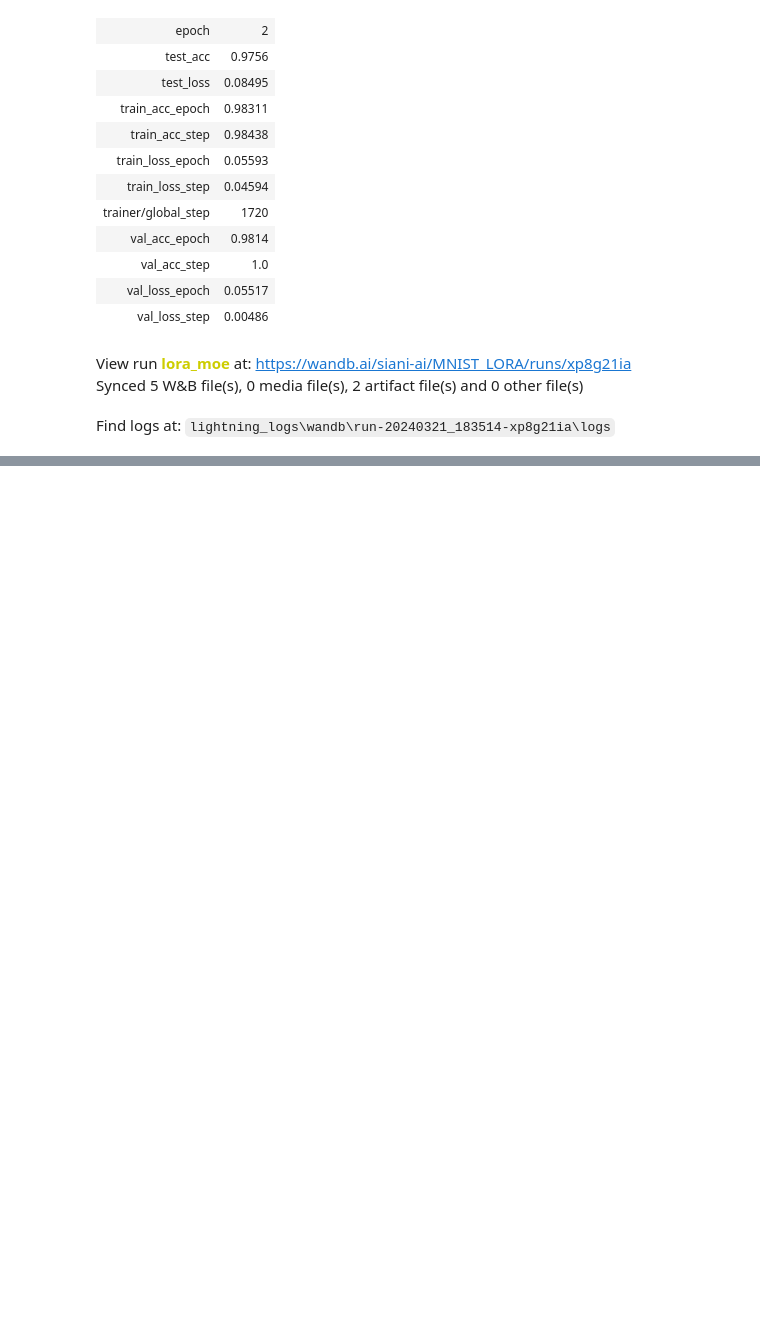
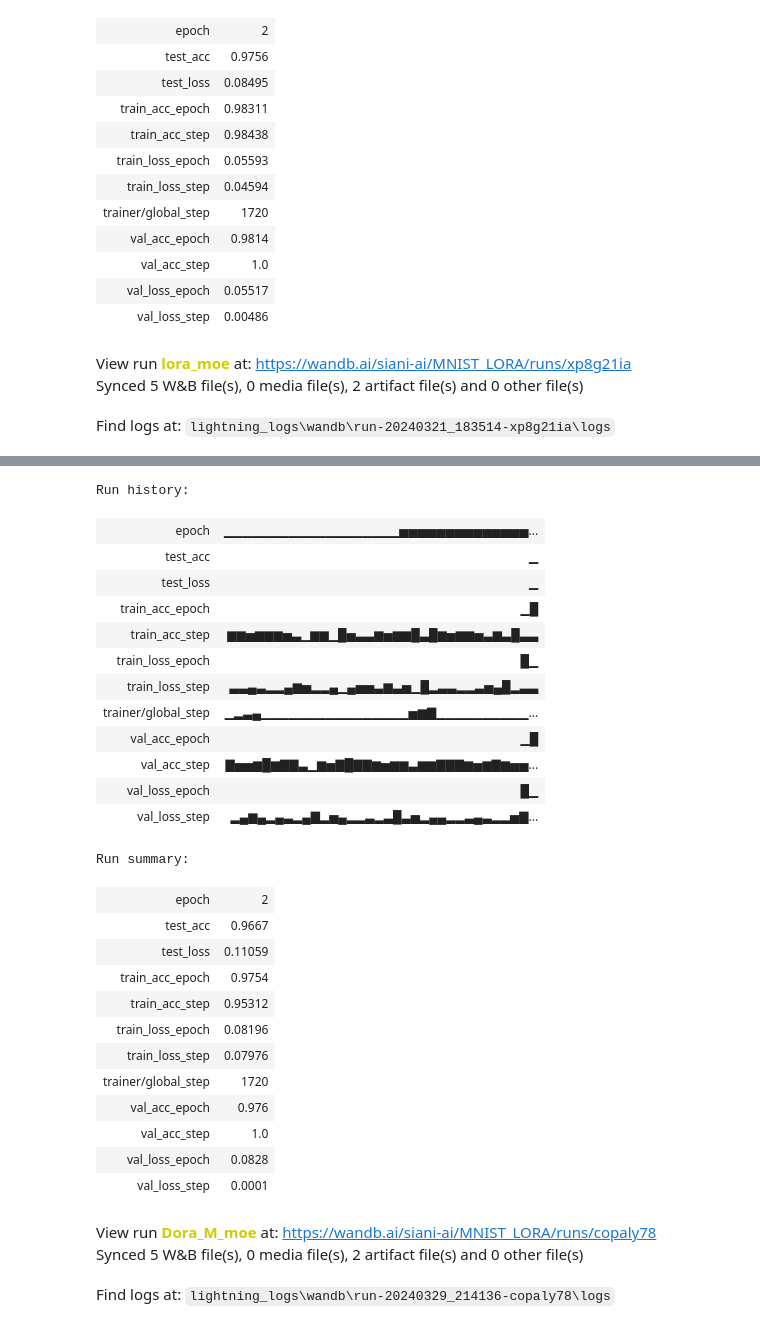
Before and after one commit to miguel-kjh/ExAI, a Jupyter notebook: lora_neurons_experts.ipynb, the cells around one changed output, grey strips where cells are left out. Cells and saved outputs as stored; diff of their text form; code cells hidden in the pictures; blank space fills up the shorter version.

```diff
--- a/lora_neurons_experts.ipynb
+++ b/lora_neurons_experts.ipynb
@@ -714,0 +755,32 @@ Find logs at: lightning_logs\wandb\run-20240321_183514-xp8g21ia\logs
+# %%
+wandb.finish()
+# %% [output]
+Run history:
+| epoch | ▁▁▁▁▁▁▁▁▁▁▁▁▁▁▁▁▁▁▁▅▅▅▅▅▅▅▅▅▅▅▅▅▅... |
+| test_acc | ▁ |
+| test_loss | ▁ |
+| train_acc_epoch | ▁█ |
+| train_acc_step | ▆▆▅▆▆▆▅▃▁▆▆▁█▅▃▃▆▅▆▆█▃█▆▅▆▆▅▃▆▃█▃▃ |
+| train_loss_epoch | █▁ |
+| train_loss_step | ▃▃▄▃▂▂▄▆▅▂▂▄▁▄▅▅▃▆▃▅▁█▂▃▃▂▂▃▅▄█▂▃▃ |
+| trainer/global_step | ▁▂▃▄▁▁▁▁▁▁▁▁▁▁▁▁▁▁▁▁▅▆▇▁▁▁▁▁▁▁▁▁▁... |
+| val_acc_epoch | ▁█ |
+| val_acc_step | ▇▅▅▆█▆▇▇▃▁▆▅▇█▇▇▆▅▆▆▃▆▆▇▇▇▆▅▆▇▆▅▅... |
+| val_loss_epoch | █▁ |
+| val_loss_step | ▂▄▆▄▂▄▃▂▄▇▂▅▄▂▂▃▂▃█▃▅▂▄▄▂▂▃▄▃▂▂▅▇... |
+Run summary:
+| epoch | 2 |
+| test_acc | 0.9667 |
+| test_loss | 0.11059 |
+| train_acc_epoch | 0.9754 |
+| train_acc_step | 0.95312 |
+| train_loss_epoch | 0.08196 |
+| train_loss_step | 0.07976 |
+| trainer/global_step | 1720 |
+| val_acc_epoch | 0.976 |
+| val_acc_step | 1.0 |
+| val_loss_epoch | 0.0828 |
+| val_loss_step | 0.0001 |
+View run Dora_M_moe at: https://wandb.ai/siani-ai/MNIST_LORA/runs/copaly78
+Synced 5 W&B file(s), 0 media file(s), 2 artifact file(s) and 0 other file(s)
+Find logs at: lightning_logs\wandb\run-20240329_214136-copaly78\logs
```
Also changed, not shown: parts of 13 cells of this notebook.
